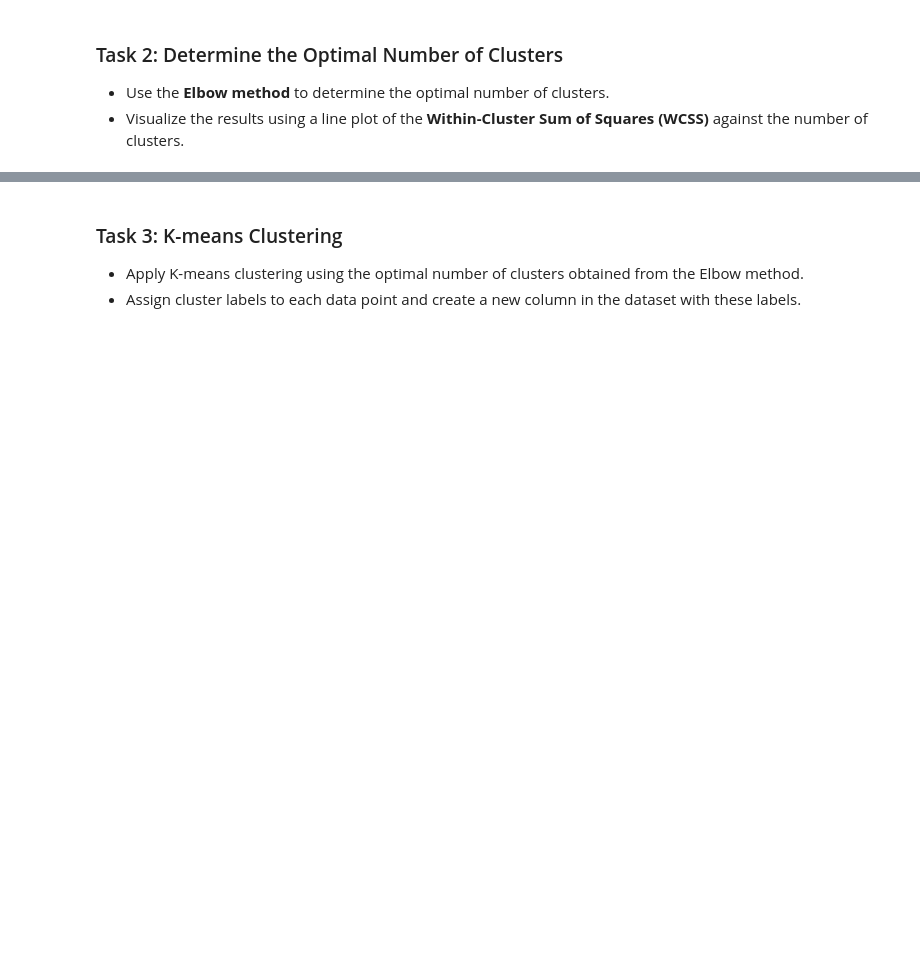
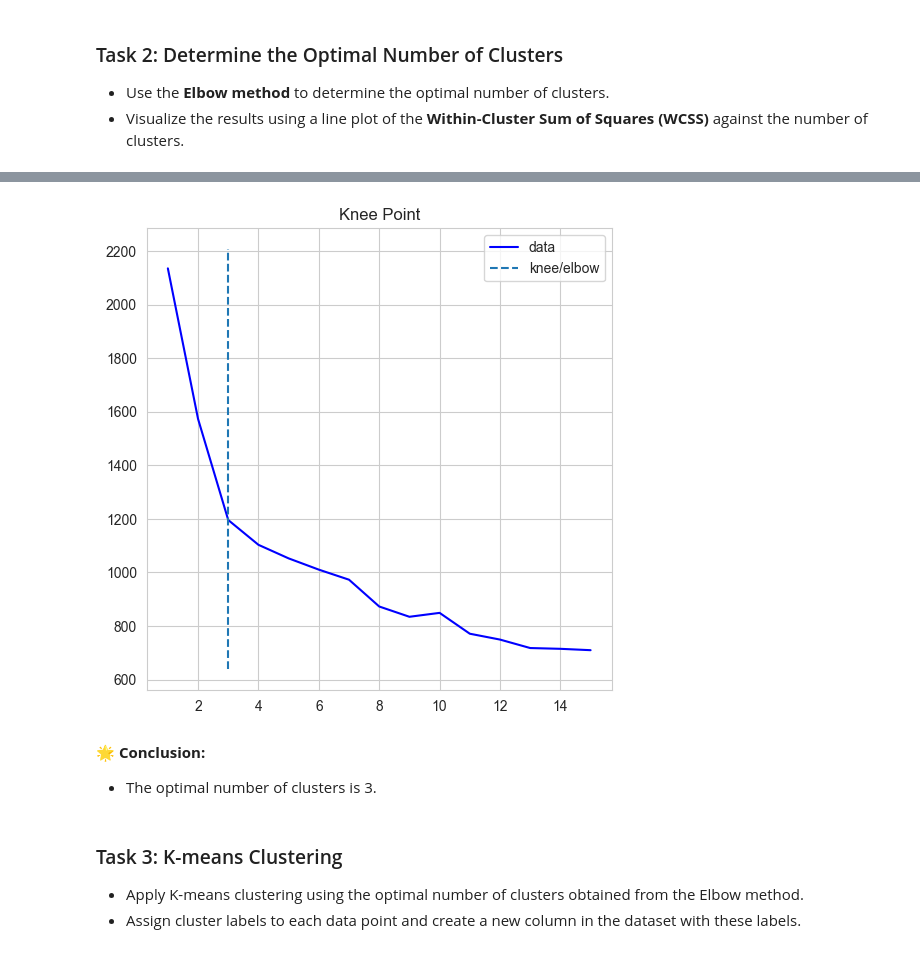
Before and after one commit to mohammadkhorshed/DS-ML-Assignments, a Jupyter notebook: assignment_07.ipynb, the cells around one changed output, grey strips where cells are left out. Saved outputs shown, nothing was run; the diff lists cells and outputs as text; code cells hidden in the pictures; blank space fills up the shorter version.

```diff
--- a/assignment_07.ipynb
+++ b/assignment_07.ipynb
@@ -160,0 +196,3 @@ X_scaled = scaler.fit_transform(X)
+# %%
+from kneed import KneeLocator
+kne = KneeLocator(x=range(1, 16), y=wcss, curve='convex', direction='decreasing')
@@ -161,3 +203,10 @@ X_scaled = scaler.fit_transform(X)
+# %%
+kne.plot_knee()
+# %% [output]
+[figure, added]
+# %% [markdown]
+🌟 **Conclusion:**
+- The optimal number of clusters is 3.
 # %% [markdown]
 ### Task 3: K-means Clustering
 - Apply K-means clustering using the optimal number of clusters obtained from the Elbow method.
```
Also changed, not shown: parts of 8 cells of this notebook.
